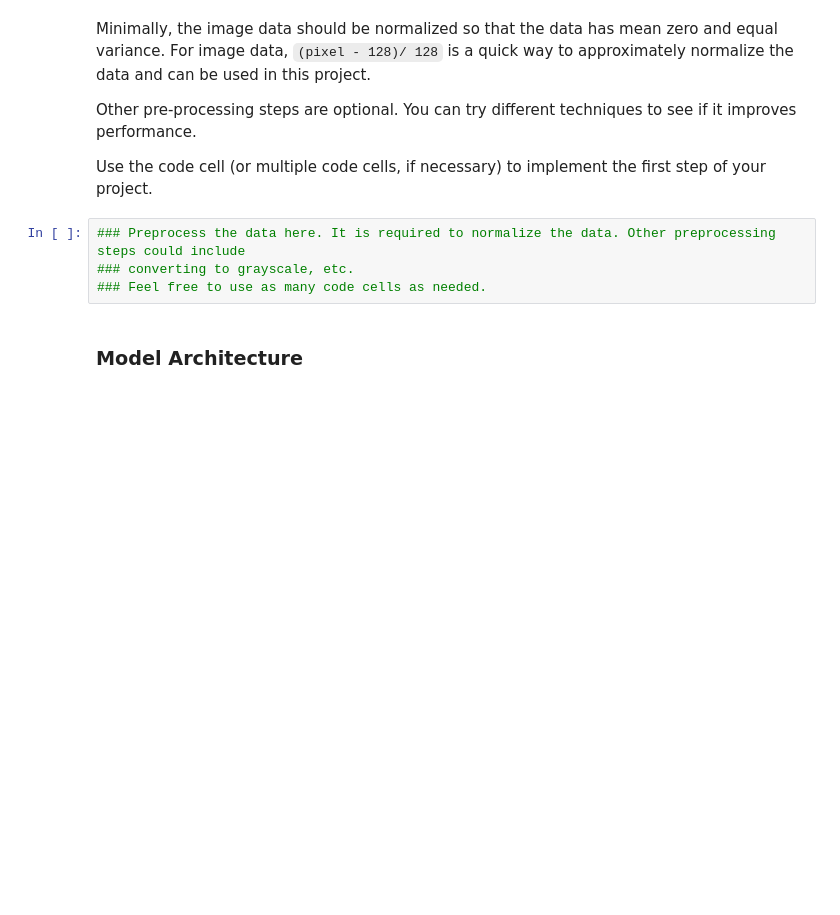
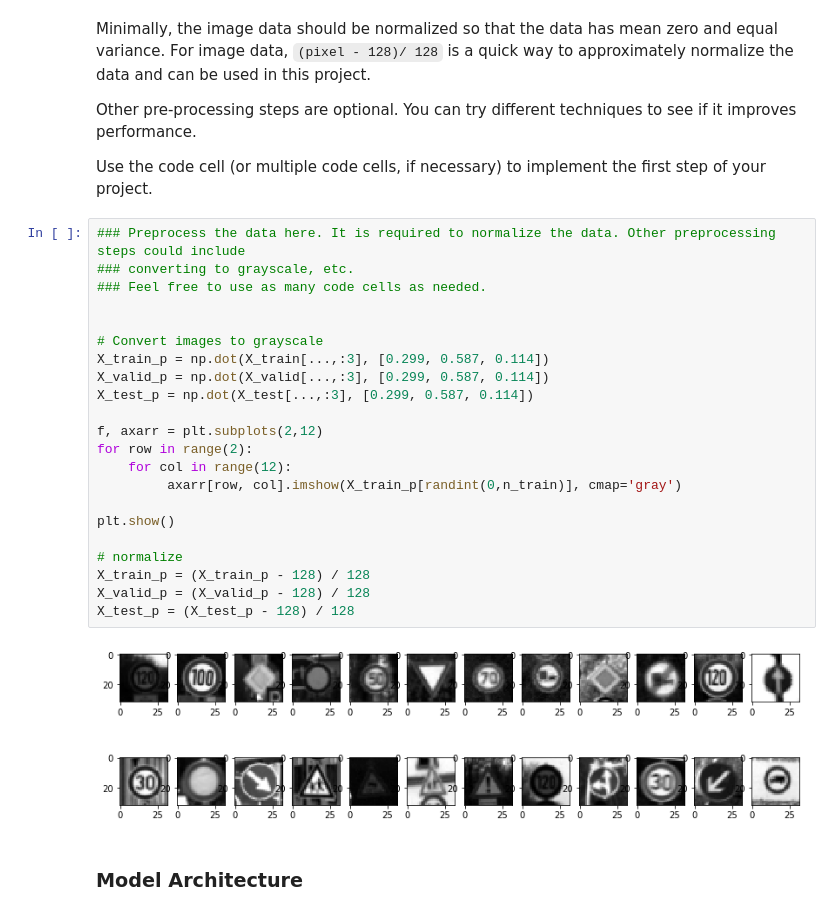
Before and after one commit to cazacov/CarND-Traffic-Sign-Classifier-Project, a Jupyter notebook: Traffic_Sign_Classifier.ipynb, the cells around one changed output. Drawn from its saved outputs; the diff is of its cells as text; blank space fills up the shorter version.

Commit message:
Pre-process the Data Set

```diff
--- a/Traffic_Sign_Classifier.ipynb
+++ b/Traffic_Sign_Classifier.ipynb
@@ -138,10 +138,30 @@ Minimally, the image data should be normalized so that the data has mean zero an
 Other pre-processing steps are optional. You can try different techniques to see if it improves performance.
 
 Use the code cell (or multiple code cells, if necessary) to implement the first step of your project.
-# %%
-### Preprocess the data here. It is required to normalize the data. Other preprocessing steps could include
-### converting to grayscale, etc.
-### Feel free to use as many code cells as needed.
+# %%
+### Preprocess the data here. It is required to normalize the data. Other preprocessing steps could include
+### converting to grayscale, etc.
+### Feel free to use as many code cells as needed.
+
+
+# Convert images to grayscale
+X_train_p = np.dot(X_train[...,:3], [0.299, 0.587, 0.114])
+X_valid_p = np.dot(X_valid[...,:3], [0.299, 0.587, 0.114])
+X_test_p = np.dot(X_test[...,:3], [0.299, 0.587, 0.114])
+
+f, axarr = plt.subplots(2,12)
+for row in range(2):
+    for col in range(12):
+         axarr[row, col].imshow(X_train_p[randint(0,n_train)], cmap='gray')
+
+plt.show()
+
+# normalize
+X_train_p = (X_train_p - 128) / 128
+X_valid_p = (X_valid_p - 128) / 128
+X_test_p = (X_test_p - 128) / 128
+# %% [output]
+[figure, added]
 # %% [markdown]
 ### Model Architecture
 # %%
```
Also changed, not shown: parts of 1 cell of this notebook.
